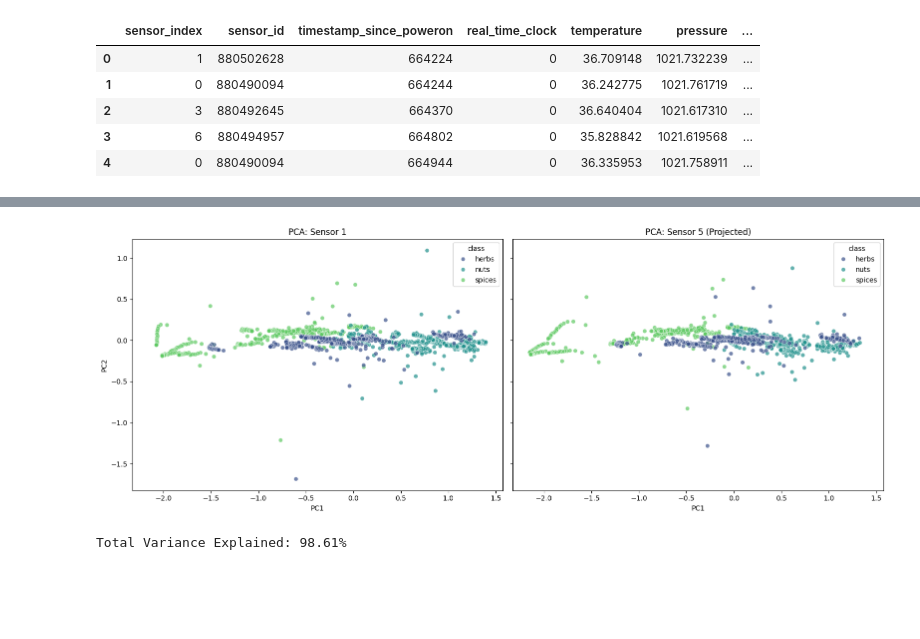
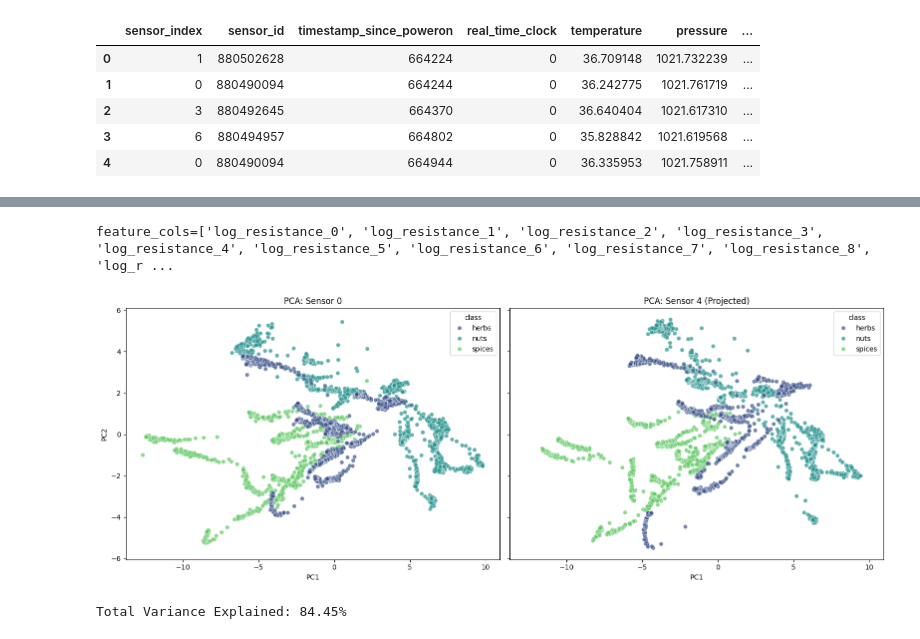
Before and after one commit to blaska-cu/nrc_smells, a Jupyter notebook: explore_nrc.ipynb, the cells around one changed output, grey strips where cells are left out. Saved outputs shown, nothing was run; the diff lists cells and outputs as text; code cells hidden in the pictures; blank space fills up the shorter version.

```diff
--- a/explore_nrc.ipynb
+++ b/explore_nrc.ipynb
@@ -2,15 +2,21 @@
 import pandas as pd
 import numpy as np
 import matplotlib.pyplot as plt
+from load_data import load_bmerawdata, log_vapor_pressure, pivot_bmedata
 
 # load data
 nut_df = pd.read_csv('NRC_BME690/bme_690_all_nuts.csv')
 spice_df = pd.read_csv('NRC_BME690/bme_690_all_spices.csv')
 herb_df = pd.read_csv('NRC_BME690/bme_690_all_herbs.csv')
+
+# raw_df = load_bmerawdata(f'NRC_BME690/bme_690_data_14.bmerawdata')
+# raw_df['source_file'] = 'raw'
+# raw_df = raw_df[raw_df['timestamp_since_poweron'].between(0.2E6, 1.6E6)]
 sensor_df = pd.concat([nut_df, spice_df, herb_df], ignore_index=True)
 
+sensor_df['label_merged'] = sensor_df['label'].str.rstrip('0123456789') # merge labels like peanuts2 -> peanuts
+sensor_df['log_vapor_pressure'] = log_vapor_pressure(sensor_df['temperature'], sensor_df['relative_humidity'])
 sensor_df['log_resistance'] = np.log10(sensor_df['resistance_gassensor'] + 1)  # Add 1 to avoid log(0)
-sensor_df['label_merged'] = sensor_df['label'].str.rstrip('0123456789') # merge labels like peanuts2 -> peanuts
 sensor_df.head()
 # %% [output]
 |  | sensor_index | sensor_id | timestamp_since_poweron | real_time_clock | temperature | pressure | ... |
@@ -22,11 +136,13 @@ sensor_df.head()
 # %%
 # Configuration: Choose your sensor K (0, 1, 2, or 3)
+# Heater profiles = [354, 501, 411, 301]
 K = 1
 PAIR_K = K + 4
+
 # FEATURE_LABEL is what is used for classification later on.
 # FEATURE_LABEL = 'resistance_gassensor'
-# FEATURE_LABEL = 'log_resistance'
-FEATURE_LABEL = 'resistance_compensated'
+FEATURE_LABEL = 'log_resistance'
+# FEATURE_LABEL = 'resistance_compensated'
 # FEATURE_LABEL = 'diff_log_resistance'
 # FEATURE_LABEL = 'diff_resistance_compensated'
 LABEL = 'Chestnuts'
@@ -249,24 +322,39 @@ df_k = feature_matrix[feature_matrix['sensor_index'] == K].copy()
 df_pair = feature_matrix[feature_matrix['sensor_index'] == PAIR_K].copy()
 
 # Feature Selection & Preprocessing
-res_cols = [c for c in feature_matrix.columns if FEATURE_LABEL in c]
+res_cols = [c for c in feature_matrix.columns if (FEATURE_LABEL in c or c.startswith('log_vapor_pressure'))]
+# res_cols = [c for c in feature_matrix.columns if (c.startswith(FEATURE_LABEL) or c.startswith('log_vapor_pressure'))]
+# res_cols = [c for c in feature_matrix.columns if FEATURE_LABEL in c]
+
 feature_cols = res_cols
+print(f"{feature_cols=}")
 
 # Standardize and Fit PCA on Sensor K ONLY <= correlation instead of covariance may help scaling?
 pca = PCA(n_components=2)
 
-# Fit and transform sensor K
-scaler = StandardScaler()
-X_k = df_k[feature_cols] #scaler.fit_transform(df_k[feature_cols])
-pca_k = pca.fit_transform(X_k)
 
-# Transform sensor K+4 using the SAME scaler and PCA model
-X_pair = df_pair[feature_cols] #scaler.transform(df_pair[feature_cols])
-pca_pair = pca.transform(X_pair)
+scale = True
+if scale:
+    scaler = StandardScaler()
+    X_k_scaled = scaler.fit_transform(df_k[feature_cols])
+    X_pair_scaled = scaler.fit_transform(df_pair[feature_cols])
+else:
+    X_k_scaled = df_k[feature_cols]
+    X_pair_scaled = df_pair[feature_cols]
+
+y_k = df_k['label_merged']
+y_pair = df_pair['label_merged']
+
+pca.fit(X_k_scaled)
+
+pca_k = pca.transform(X_k_scaled)
+
+# Transform sensor K+4 using the SAME PCA model
+pca_pair = pca.transform(X_pair_scaled)
 
 # Visualization
 # Get a unique list of label_mergeds and sort them alphabetically
-# unique_labels = sorted(feature_matrix['label_merged'].unique())
+# unique_labels = sorted(subset['label_merged'].unique())
 unique_labels = sorted(feature_matrix['class'].unique())
 
 # Create a consistent color palette map
@@ -282,32 +370,33 @@ sns.scatterplot(
     x=pca_k[:, 0], y=pca_k[:, 1],
     hue='class',
     hue_order=unique_labels, # Ensures consistent color assignment
     palette=color_map,
     ax=axes[0],
     alpha=0.7
 )
 axes[0].set_title(f'PCA: Sensor {K}')
 axes[0].set_xlabel('PC1')
 axes[0].set_ylabel('PC2')
 
 # Plot Sensor K+4 with the same hue_order and palette
 sns.scatterplot(
     data=df_pair,
     x=pca_pair[:, 0], y=pca_pair[:, 1],
     hue='class',
     hue_order=unique_labels, # Critical for consistency
     palette=color_map,
     ax=axes[1],
     alpha=0.7
 )
 axes[1].set_title(f'PCA: Sensor {PAIR_K} (Projected)')
 axes[1].set_xlabel('PC1')
 
 plt.tight_layout()
 plt.show()
 
 # Print variance explained
 print(f"Total Variance Explained: {np.sum(pca.explained_variance_ratio_)*100:.2f}%")
 # %% [output]
+feature_cols=['log_resistance_0', 'log_resistance_1', 'log_resistance_2', 'log_resistance_3', 'log_resistance_4', 'log_resistance_5', 'log_resistance_6', 'log_resistance_7', 'log_resistance_8', 'log_r ...
-[figure, old version]
+[figure, new version]
-Total Variance Explained: 98.61%
+Total Variance Explained: 84.45%
```
Also changed, not shown: parts of 16 cells of this notebook, 1 other file.
